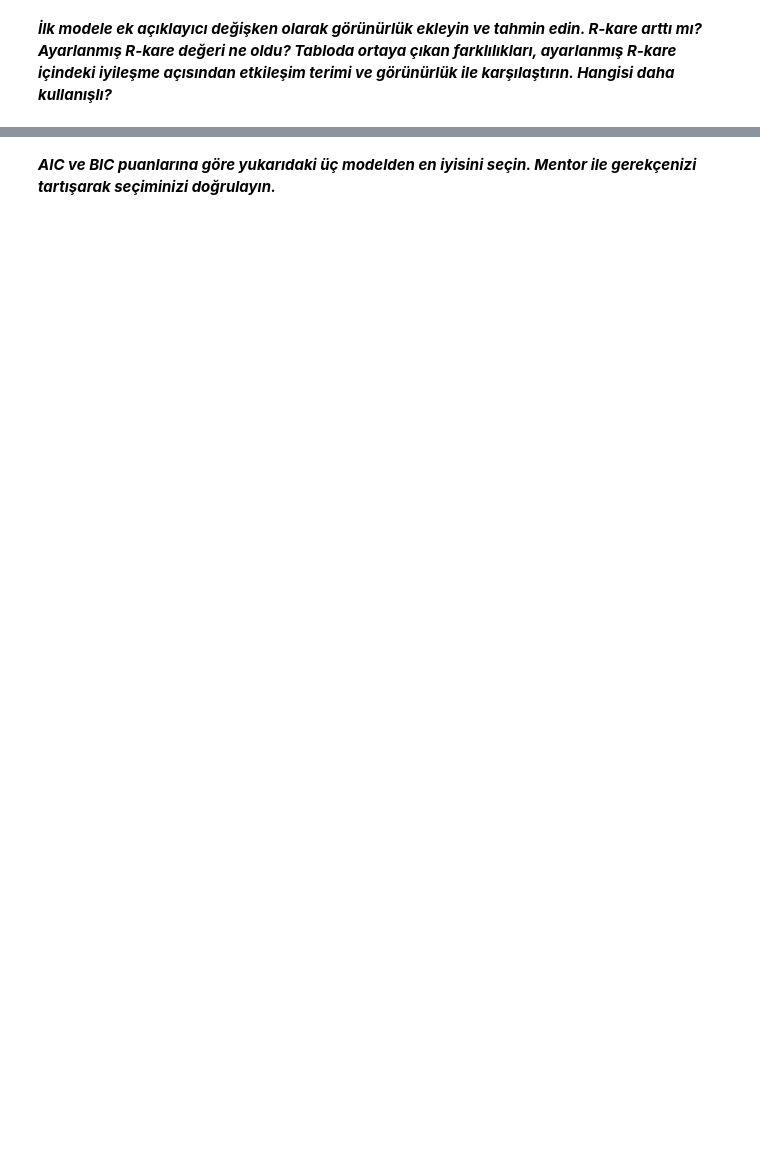
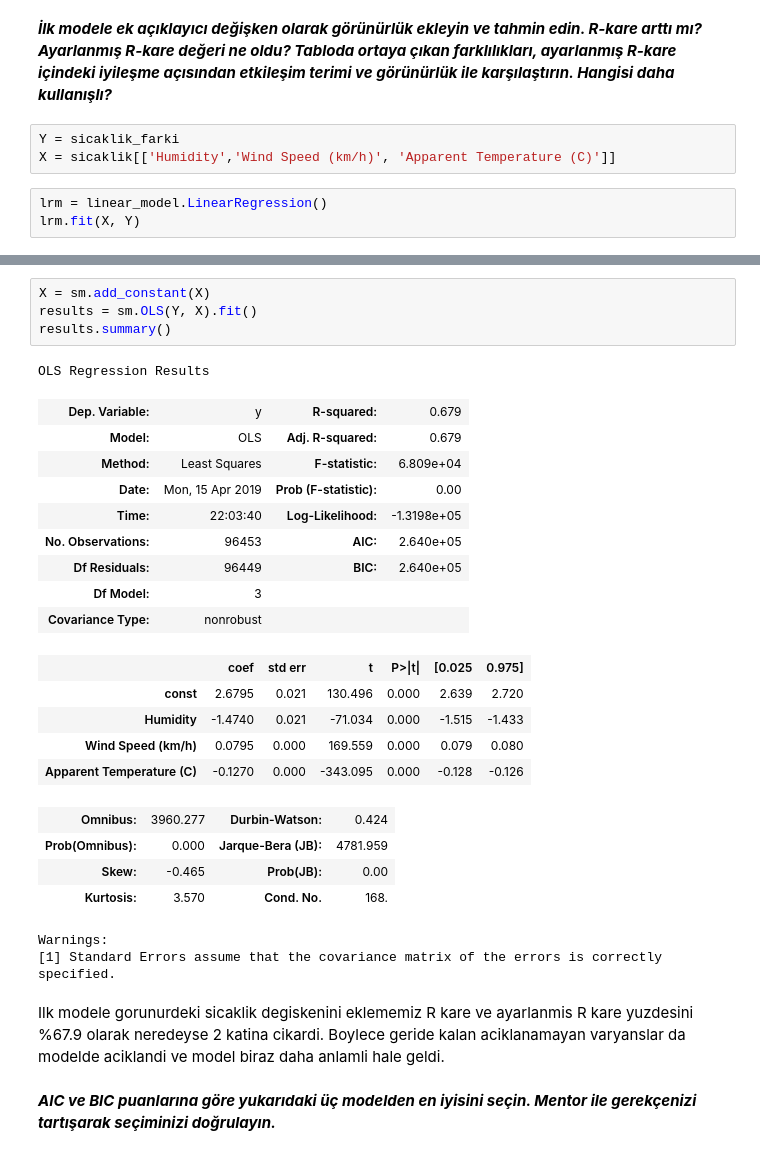
Before and after one commit to EceDolen/Bootcamp_-Bolum_6, a Jupyter notebook: Regresyon_Odev_5.ipynb, the cells around one changed output, grey strips where cells are left out. Saved outputs shown, nothing was run; the diff lists cells and outputs as text; blank space fills up the shorter version.

```diff
--- a/Regresyon_Odev_5.ipynb
+++ b/Regresyon_Odev_5.ipynb
@@ -116,2 +122,8 @@ Warnings:
 # %% [markdown]
 ***İlk modele ek açıklayıcı değişken olarak görünürlük ekleyin ve tahmin edin. R-kare arttı mı? Ayarlanmış R-kare değeri ne oldu? Tabloda ortaya çıkan farklılıkları, ayarlanmış R-kare içindeki iyileşme açısından etkileşim terimi ve görünürlük ile karşılaştırın. Hangisi daha kullanışlı?***
+# %%
+Y = sicaklik_farki
+X = sicaklik[['Humidity','Wind Speed (km/h)', 'Apparent Temperature (C)']]
+# %%
+lrm = linear_model.LinearRegression()
+lrm.fit(X, Y)
@@ -118,2 +141,30 @@ Warnings:
+# %%
+X = sm.add_constant(X)
+results = sm.OLS(Y, X).fit()
+results.summary()
+# %% [output]
+OLS Regression Results
+| Dep. Variable: | y | R-squared: | 0.679 |
+| Model: | OLS | Adj. R-squared: | 0.679 |
+| Method: | Least Squares | F-statistic: | 6.809e+04 |
+| Date: | Mon, 15 Apr 2019 | Prob (F-statistic): | 0.00 |
+| Time: | 22:03:40 | Log-Likelihood: | -1.3198e+05 |
+| No. Observations: | 96453 | AIC: | 2.640e+05 |
+| Df Residuals: | 96449 | BIC: | 2.640e+05 |
+| Df Model: | 3 |  |  |
+| Covariance Type: | nonrobust |  |  |
+|  | coef | std err | t | P>|t| | [0.025 | 0.975] |
+| const | 2.6795 | 0.021 | 130.496 | 0.000 | 2.639 | 2.720 |
+| Humidity | -1.4740 | 0.021 | -71.034 | 0.000 | -1.515 | -1.433 |
+| Wind Speed (km/h) | 0.0795 | 0.000 | 169.559 | 0.000 | 0.079 | 0.080 |
+| Apparent Temperature (C) | -0.1270 | 0.000 | -343.095 | 0.000 | -0.128 | -0.126 |
+| Omnibus: | 3960.277 | Durbin-Watson: | 0.424 |
+| Prob(Omnibus): | 0.000 | Jarque-Bera (JB): | 4781.959 |
+| Skew: | -0.465 | Prob(JB): | 0.00 |
+| Kurtosis: | 3.570 | Cond. No. | 168. |
+Warnings:
+[1] Standard Errors assume that the covariance matrix of the errors is correctly specified.
+# %% [markdown]
+Ilk modele gorunurdeki sicaklik degiskenini eklememiz R kare ve ayarlanmis R kare yuzdesini %67.9 olarak neredeyse 2 katina cikardi. Boylece geride kalan aciklanamayan varyanslar da modelde aciklandi ve model biraz daha anlamli hale geldi.
 # %% [markdown]
 ***AIC ve BIC puanlarına göre yukarıdaki üç modelden en iyisini seçin. Mentor ile gerekçenizi tartışarak seçiminizi doğrulayın.***
```
Also changed, not shown: parts of 20 cells of this notebook.
